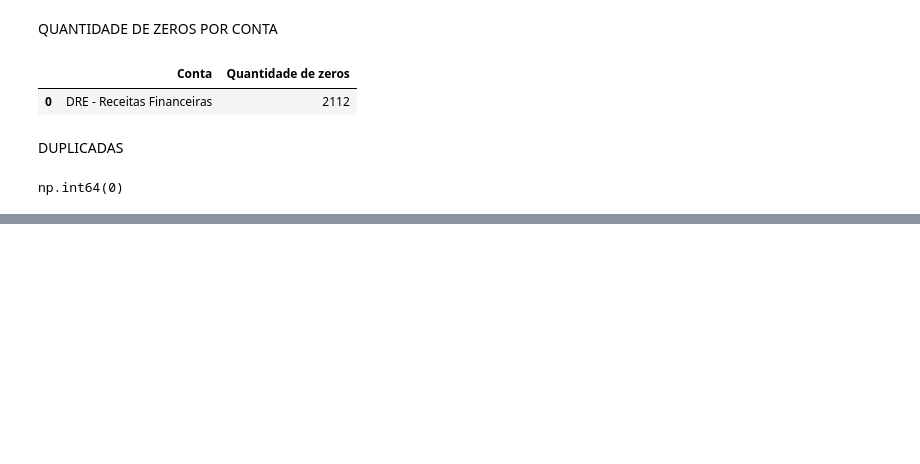
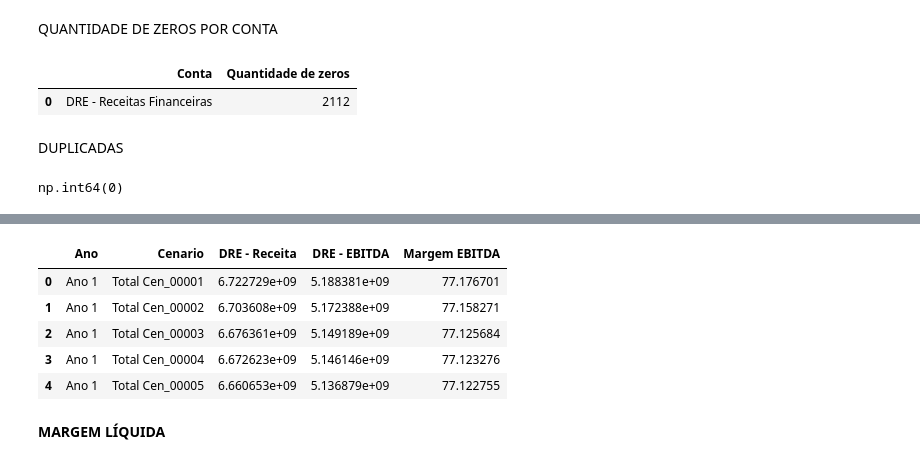
Before and after one commit to 2026-2-NCC4/Projeto1, a Jupyter notebook: notebooks/01_exploracao.ipynb, the cells around one changed output, grey strips where cells are left out. Cells and saved outputs as stored; diff of their text form; code cells hidden in the pictures; blank space fills up the shorter version.

```diff
--- a/notebooks/01_exploracao.ipynb
+++ b/notebooks/01_exploracao.ipynb
@@ -811,0 +888,17 @@ Foi observado ainda que quatro contas — BAL - Emprést, BAL - Estoques Diverso
+# %%
+df_integrado["Margem EBITDA"] = (
+    df_integrado["DRE - EBITDA"] / df_integrado["DRE - Receita"]
+) * 100 #conta da margem ebitda: Margem EBITDA = EBITDA ÷ Receita × 100
+# %%
+df_integrado[
+    ["Ano", "Cenario", "DRE - Receita", "DRE - EBITDA", "Margem EBITDA"]
+].head() #ano, cenario, receita, ebitda e margem ebitda
+# %% [output]
+|  | Ano | Cenario | DRE - Receita | DRE - EBITDA | Margem EBITDA |
+| 0 | Ano 1 | Total Cen_00001 | 6.722729e+09 | 5.188381e+09 | 77.176701 |
+| 1 | Ano 1 | Total Cen_00002 | 6.703608e+09 | 5.172388e+09 | 77.158271 |
+| 2 | Ano 1 | Total Cen_00003 | 6.676361e+09 | 5.149189e+09 | 77.125684 |
+| 3 | Ano 1 | Total Cen_00004 | 6.672623e+09 | 5.146146e+09 | 77.123276 |
+| 4 | Ano 1 | Total Cen_00005 | 6.660653e+09 | 5.136879e+09 | 77.122755 |
+# %% [markdown]
+**MARGEM LÍQUIDA**
```
Also changed, not shown: parts of 23 cells of this notebook.
